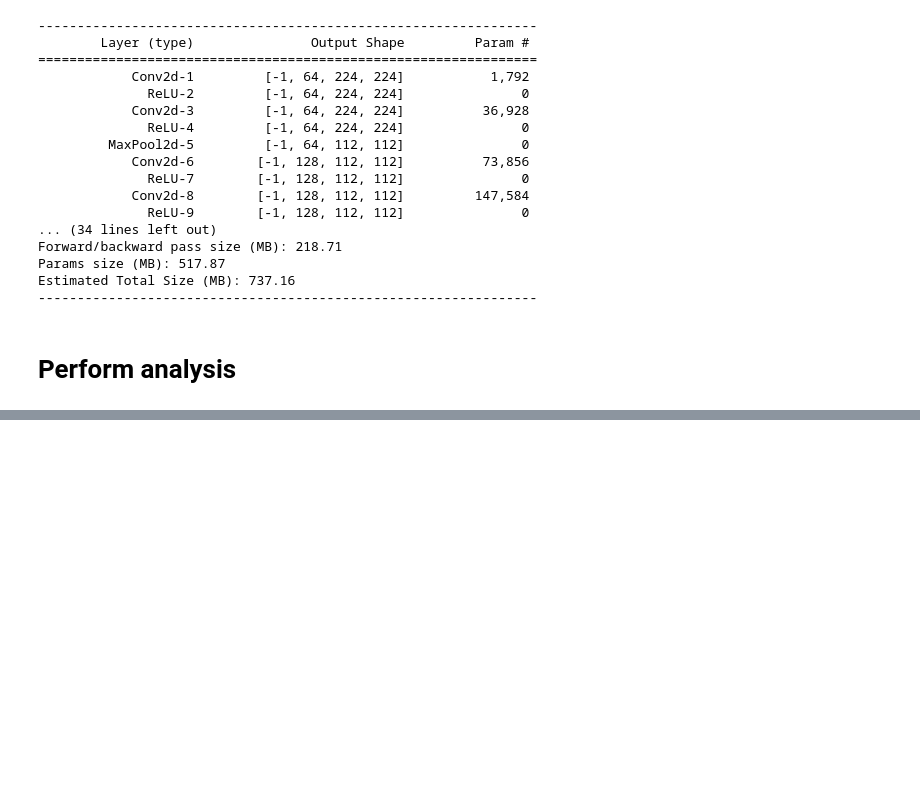
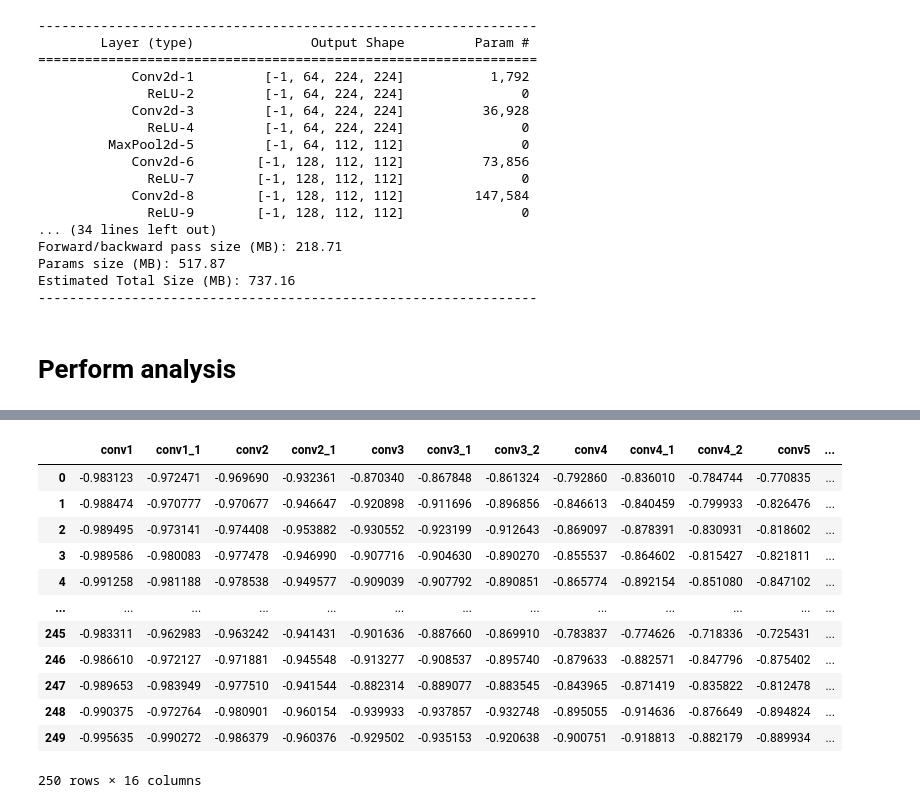
Before and after one commit to toniklenk/thesis-integration-beauty, a Jupyter notebook: analyse_vgg16_places.ipynb, the cells around one changed output, grey strips where cells are left out. Drawn from its saved outputs; the diff is of its cells as text; code cells hidden in the pictures; blank space fills up the shorter version.

```diff
--- a/analyse_vgg16_places.ipynb
+++ b/analyse_vgg16_places.ipynb
@@ -159,0 +152,16 @@ classes.correlate_integration_beauty(results_vgg16, places_images.beauty_ratings
+# %%
+results_vgg16
+# %% [output]
+|  | conv1 | conv1_1 | conv2 | conv2_1 | conv3 | conv3_1 | conv3_2 | conv4 | conv4_1 | conv4_2 | conv5 | ... |
+| 0 | -0.983123 | -0.972471 | -0.969690 | -0.932361 | -0.870340 | -0.867848 | -0.861324 | -0.792860 | -0.836010 | -0.784744 | -0.770835 | ... |
+| 1 | -0.988474 | -0.970777 | -0.970677 | -0.946647 | -0.920898 | -0.911696 | -0.896856 | -0.846613 | -0.840459 | -0.799933 | -0.826476 | ... |
+| 2 | -0.989495 | -0.973141 | -0.974408 | -0.953882 | -0.930552 | -0.923199 | -0.912643 | -0.869097 | -0.878391 | -0.830931 | -0.818602 | ... |
+| 3 | -0.989586 | -0.980083 | -0.977478 | -0.946990 | -0.907716 | -0.904630 | -0.890270 | -0.855537 | -0.864602 | -0.815427 | -0.821811 | ... |
+| 4 | -0.991258 | -0.981188 | -0.978538 | -0.949577 | -0.909039 | -0.907792 | -0.890851 | -0.865774 | -0.892154 | -0.851080 | -0.847102 | ... |
+| ... | ... | ... | ... | ... | ... | ... | ... | ... | ... | ... | ... | ... |
+| 245 | -0.983311 | -0.962983 | -0.963242 | -0.941431 | -0.901636 | -0.887660 | -0.869910 | -0.783837 | -0.774626 | -0.718336 | -0.725431 | ... |
+| 246 | -0.986610 | -0.972127 | -0.971881 | -0.945548 | -0.913277 | -0.908537 | -0.895740 | -0.879633 | -0.882571 | -0.847796 | -0.875402 | ... |
+| 247 | -0.989653 | -0.983949 | -0.977510 | -0.941544 | -0.882314 | -0.889077 | -0.883545 | -0.843965 | -0.871419 | -0.835822 | -0.812478 | ... |
+| 248 | -0.990375 | -0.972764 | -0.980901 | -0.960154 | -0.939933 | -0.937857 | -0.932748 | -0.895055 | -0.914636 | -0.876649 | -0.894824 | ... |
+| 249 | -0.995635 | -0.990272 | -0.986379 | -0.960376 | -0.929502 | -0.935153 | -0.920638 | -0.900751 | -0.918813 | -0.882179 | -0.889934 | ... |
+250 rows × 16 columns
```
Also changed, not shown: parts of 26 cells of this notebook, 3 other files.
